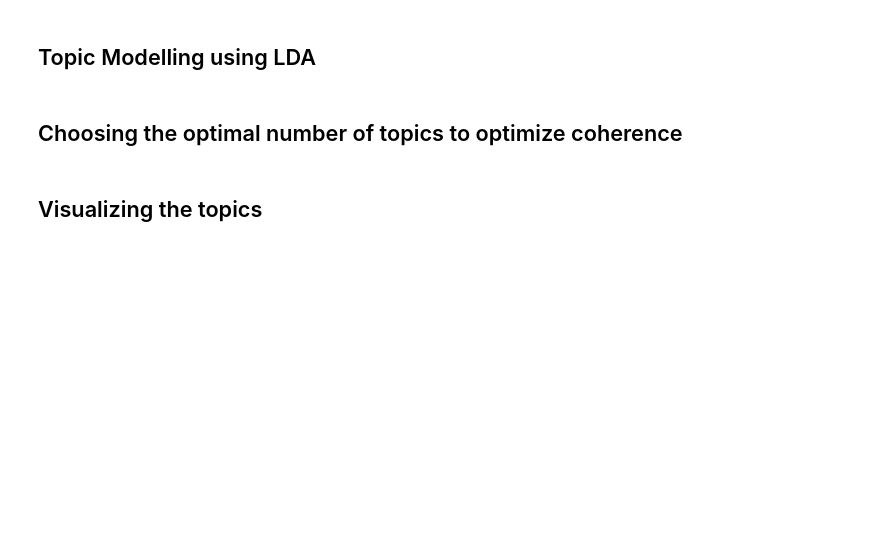
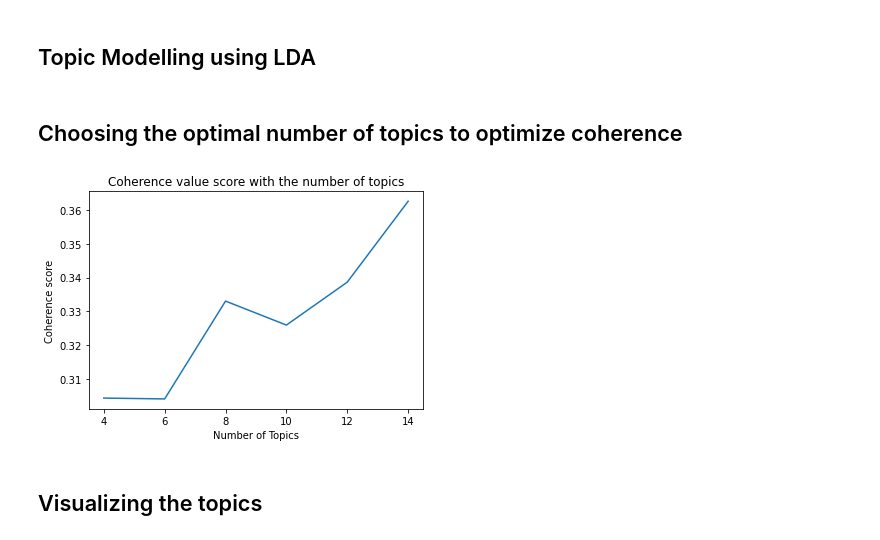
Before and after one commit to swetha4444/Keyword-Topic-Extraction-from-Movie-Reviews, a Jupyter notebook: 4-topicModelling.ipynb, the cells around one changed output. Drawn from its saved outputs; the diff is of its cells as text; code cells hidden in the pictures; blank space fills up the shorter version.

```diff
--- a/4-topicModelling.ipynb
+++ b/4-topicModelling.ipynb
@@ -96,11 +73,17 @@ for i in range(4,15,2):
     coherence_model_lda = CoherenceModel(model=ldamodel, texts=clean_reviews, dictionary=id2word_1, coherence='c_v')
     num_topics.append(i)
     coherence.append(coherence_model_lda)
+# %%
+co_values = []
+for co_model in coherence:
+    co_values.append(co_model.get_coherence())
 # %%
-plt.plot(num_topics, coherence)
+plt.plot(num_topics,co_values)
 plt.title("Coherence value score with the number of topics")
 plt.xlabel("Number of Topics")
 plt.ylabel("Coherence score")
 plt.show()
+# %% [output]
+[figure, added]
 # %%
 # printing the best topics
```
Also changed, not shown: parts of 6 cells of this notebook, 2 other files.
